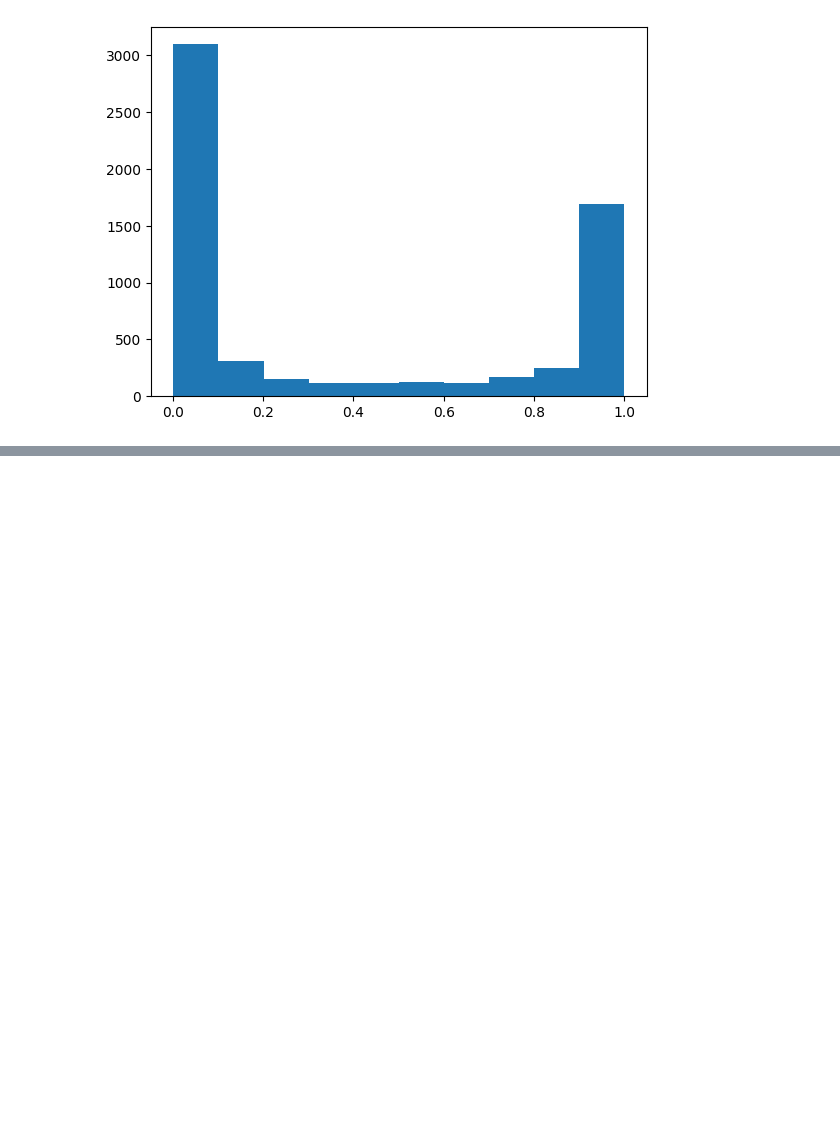
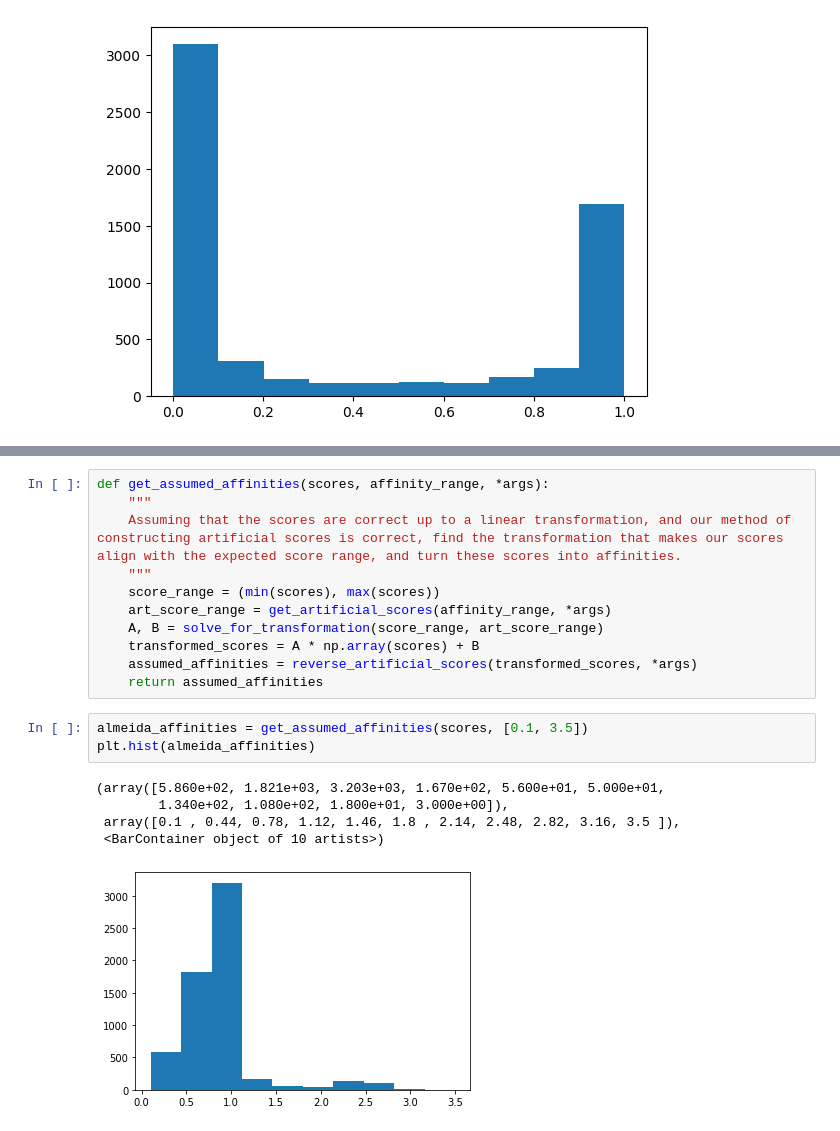
Before and after one commit to alienmist325/TULIP-TCR, a Jupyter notebook: analysis/binding_affinity.ipynb, the cells around one changed output, grey strips where cells are left out. Saved outputs shown, nothing was run; the diff lists cells and outputs as text; blank space fills up the shorter version.

```diff
--- a/analysis/binding_affinity.ipynb
+++ b/analysis/binding_affinity.ipynb
@@ -98,0 +153,20 @@ plt.hist(get_arr_probability(scores, const=1000))
+# %%
+def get_assumed_affinities(scores, affinity_range, *args):
+    """
+    Assuming that the scores are correct up to a linear transformation, and our method of constructing artificial scores is correct, find the transformation that makes our scores align with the expected score range, and turn these scores into affinities.
+    """
+    score_range = (min(scores), max(scores))
+    art_score_range = get_artificial_scores(affinity_range, *args)
+    A, B = solve_for_transformation(score_range, art_score_range)
+    transformed_scores = A * np.array(scores) + B
+    assumed_affinities = reverse_artificial_scores(transformed_scores, *args)
+    return assumed_affinities
+# %%
+almeida_affinities = get_assumed_affinities(scores, [0.1, 3.5])
+plt.hist(almeida_affinities)
+# %% [output]
+(array([5.860e+02, 1.821e+03, 3.203e+03, 1.670e+02, 5.600e+01, 5.000e+01,
+        1.340e+02, 1.080e+02, 1.800e+01, 3.000e+00]),
+ array([0.1 , 0.44, 0.78, 1.12, 1.46, 1.8 , 2.14, 2.48, 2.82, 3.16, 3.5 ]),
+ <BarContainer object of 10 artists>)
+[figure, added]
```
Also changed, not shown: parts of 29 cells of this notebook, 10 other files.
